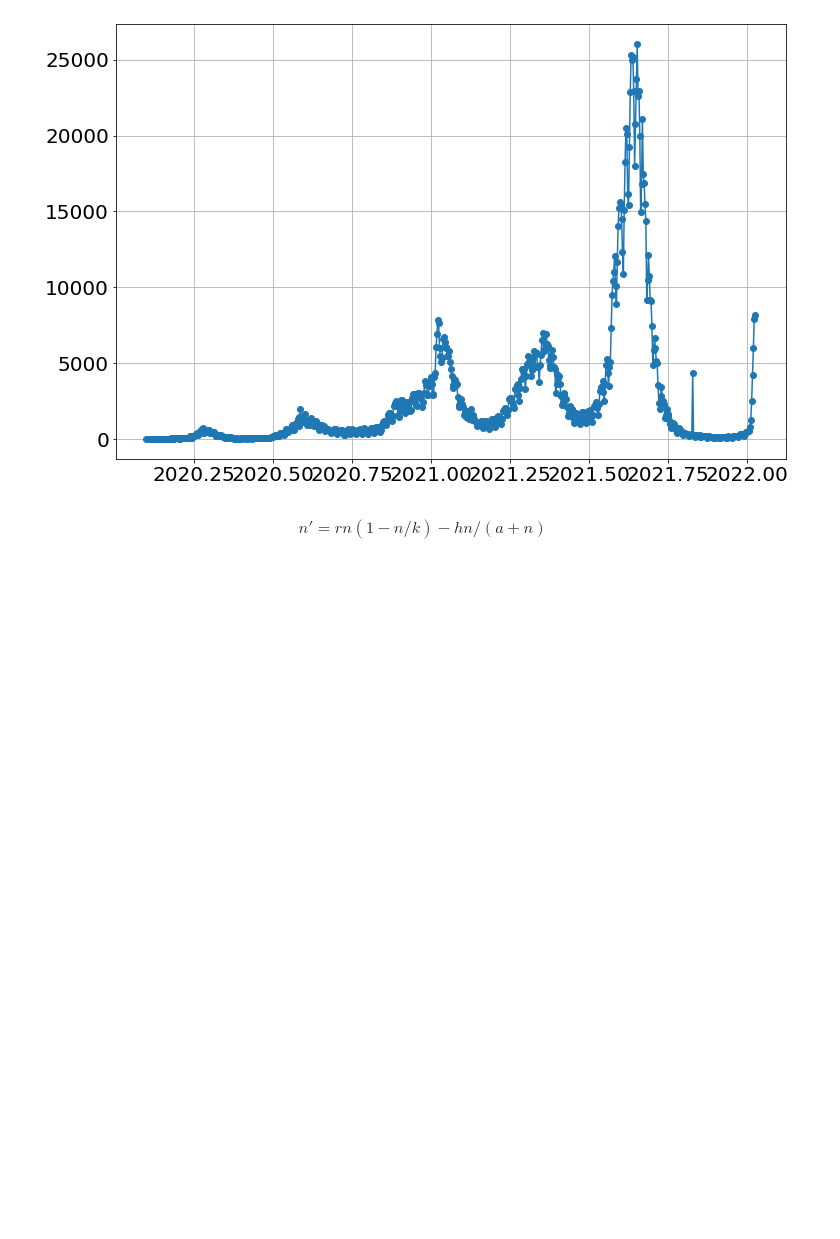
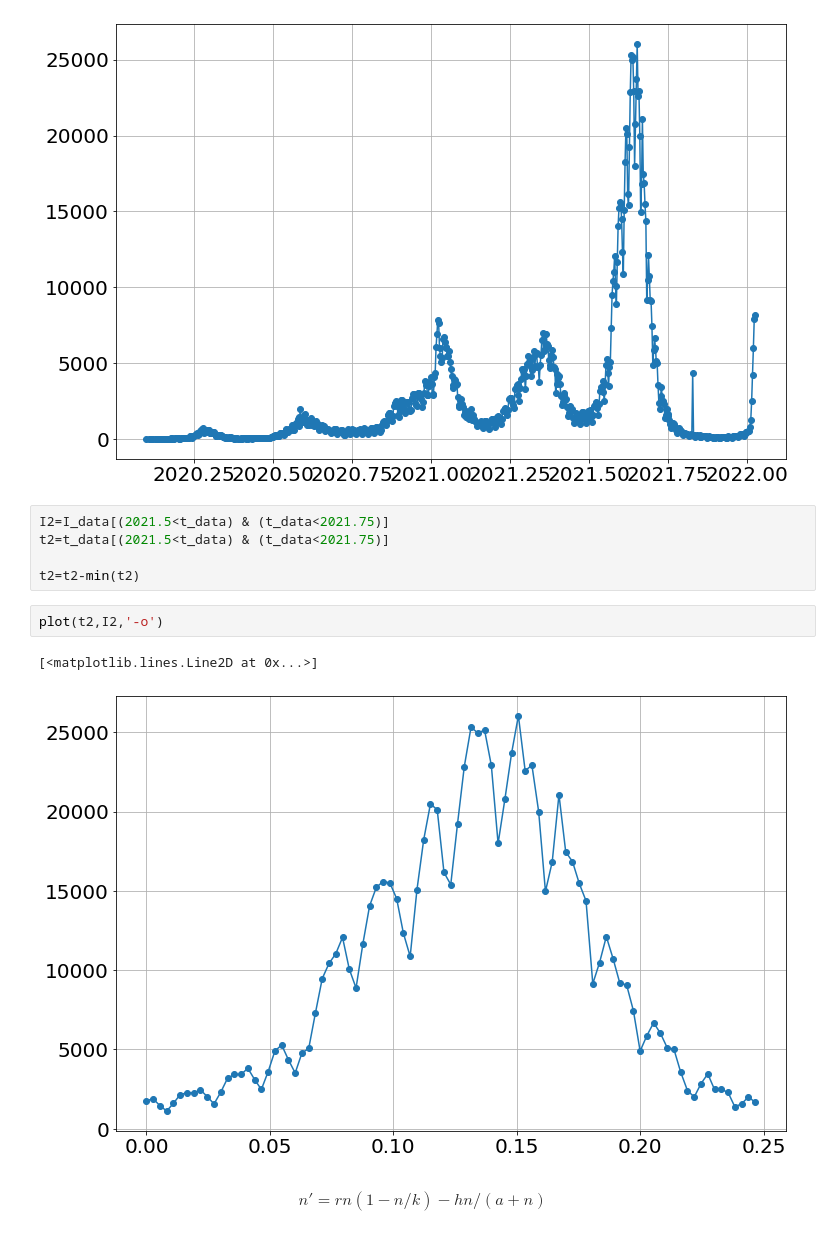
Before and after one commit to bblais/Computer-Programming-for-the-Sciences-Spring-2022, a Jupyter notebook: Sprint #2 - Dynamical Systems and Parameters/2022-03-09 - Office Hours.ipynb, the cells around one changed output. Saved outputs shown, nothing was run; the diff lists cells and outputs as text; blank space fills up the shorter version.

Commit message:
sir data

```diff
--- a/Sprint #2 - Dynamical Systems and Parameters/2022-03-09 - Office Hours.ipynb
+++ b/Sprint #2 - Dynamical Systems and Parameters/2022-03-09 - Office Hours.ipynb
@@ -61,6 +48,16 @@ plot(t_data,I_data,'o-')
 # %% [output]
 [<matplotlib.lines.Line2D at 0x...>]
 [figure]
+# %%
+I2=I_data[(2021.5<t_data) & (t_data<2021.75)]
+t2=t_data[(2021.5<t_data) & (t_data<2021.75)]
+
+t2=t2-min(t2)
+# %%
+plot(t2,I2,'-o')
+# %% [output]
+[<matplotlib.lines.Line2D at 0x...>]
+[figure, added]
 # %% [markdown]
 $$
 n'= rn(1-n/k) - hn/(a+n)
```
Also changed, not shown: parts of 1 cell of this notebook, 1 other file.
